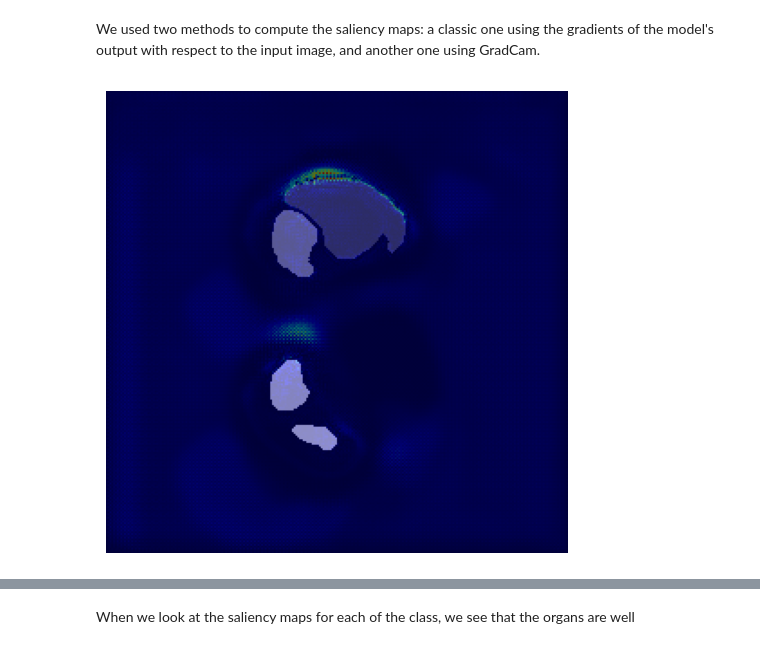
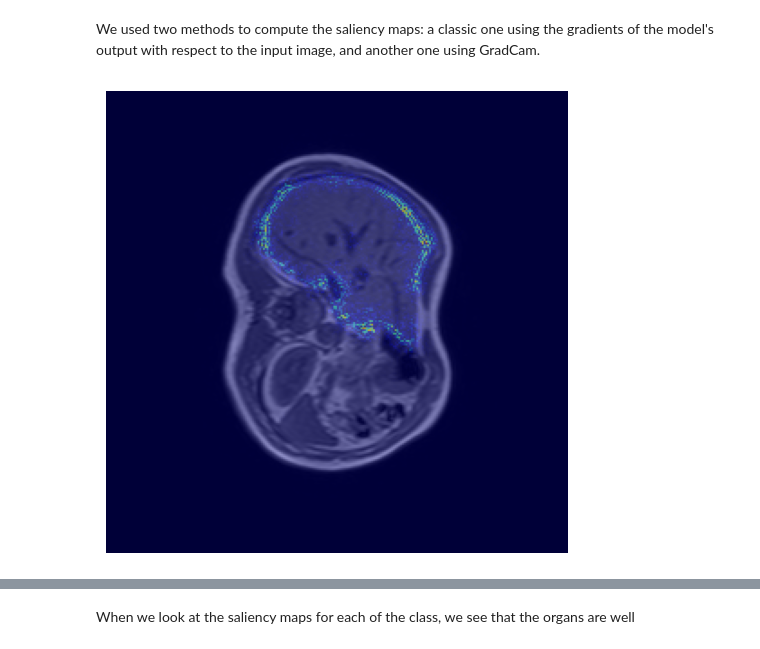
Before and after one commit to YZO4IAETHGe/Attention-based-U-net, a Jupyter notebook: notebook.ipynb, the cells around one changed output, grey strips where cells are left out. Cells and saved outputs as stored; diff of their text form; code cells hidden in the pictures.

```diff
--- a/notebook.ipynb
+++ b/notebook.ipynb
@@ -246,13 +242,13 @@ nifti_out, volume = predict_volume(U_Net(1,5), "U_Net_weights30.pth", "data/MR-d
 save_path = "reconstructed_volumes/predicted_mask_01-T1DUAL_U_Net.nii.gz"
 nib.save(nifti_out, save_path)
 # %%
-model = U_Net(1,5)
-model.load_state_dict(torch.load("weights/U_Net_weights30_V4.pth", map_location = torch.device('cpu')))
+model = AttU_Net(1,5)
+model.load_state_dict(torch.load("models/Att_U_Net_weights50.pth", map_location = torch.device('cpu')))
 
-image = load_slice("data/MR-dataset/01-T1DUAL-mask.nii.gz", 20)
+image = load_slice("data/MR-dataset/01-T1DUALin-src.nii.gz", 29)
 
-grad = saliency_map(model, image, class_idx=2)
+grad = saliency_map(model, image, class_idx=1)
 
 overlay_cam(image, grad)
 # %% [output]
-[figure, old version]
+[figure, new version]
```
Also changed, not shown: parts of 11 cells of this notebook, 4 other files.
